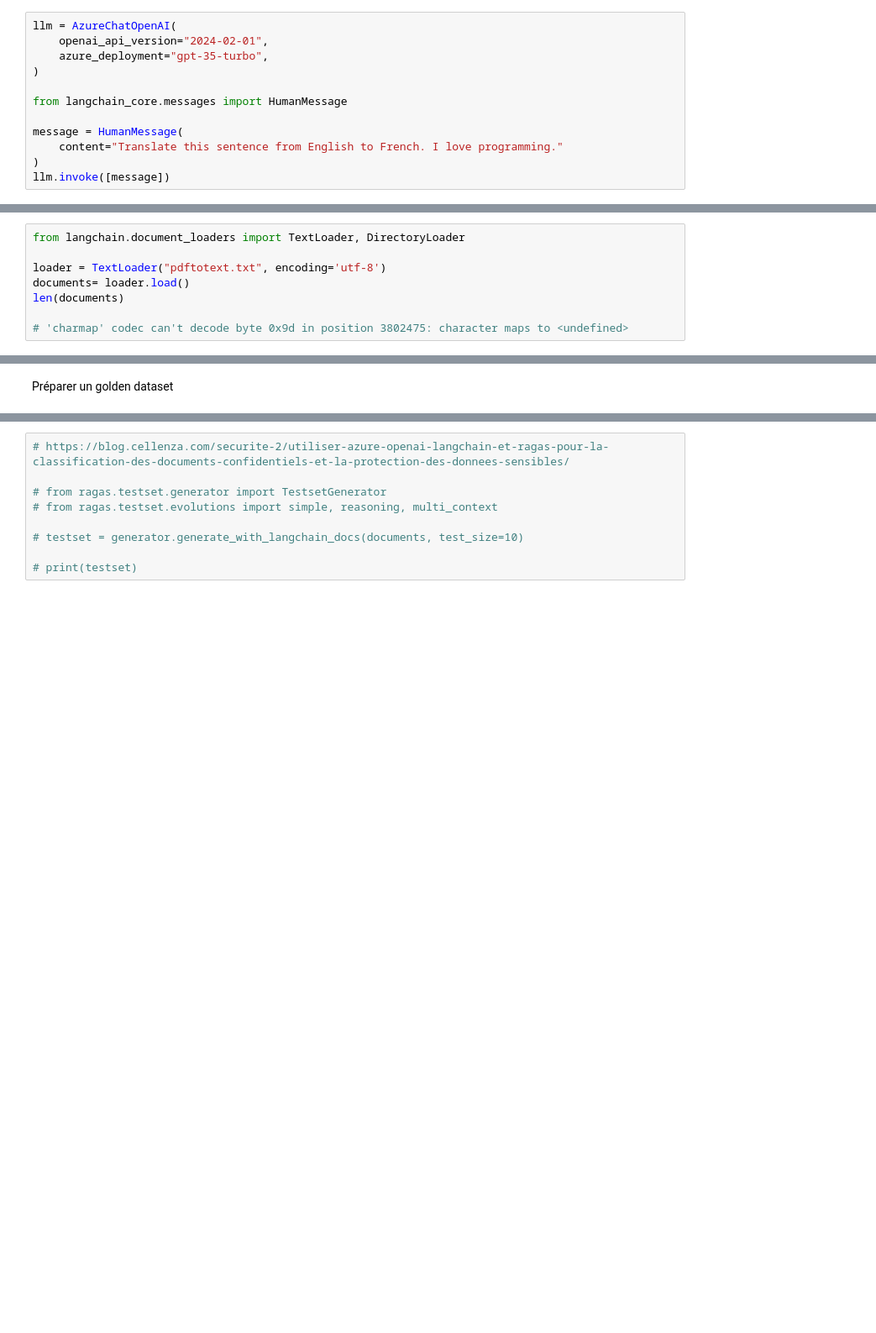
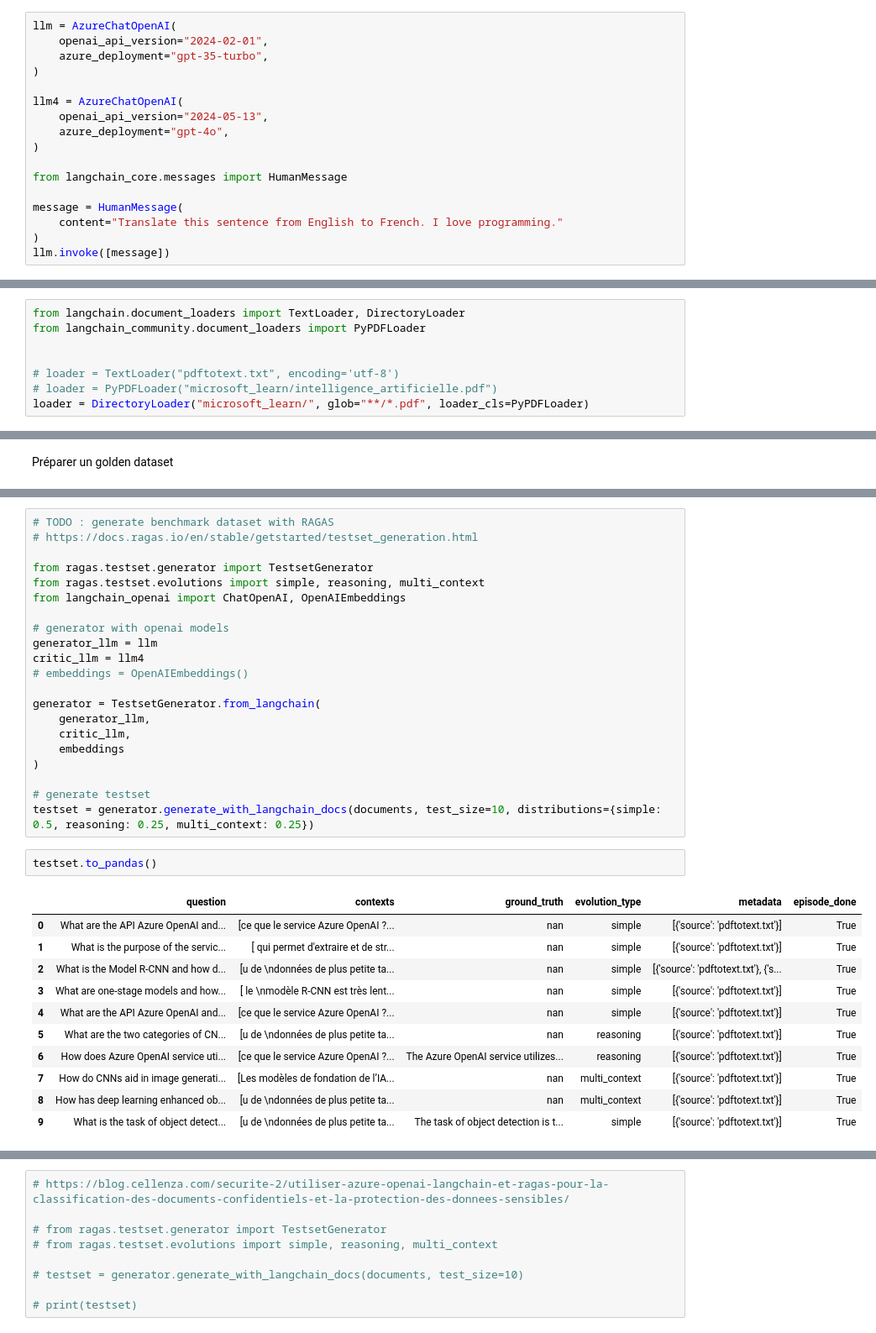
Before and after one commit to methodidacte/ragevaluation, a Jupyter notebook: demo_rag.ipynb, the cells around one changed output, grey strips where cells are left out. Shown at 84% size. Cells and saved outputs as stored; diff of their text form; blank space fills up the shorter version.

Commit message:
add metadata

```diff
--- a/demo_rag.ipynb
+++ b/demo_rag.ipynb
@@ -47,6 +48,11 @@ ChatCompletion(id='chatcmpl-9WKPLMNDuVbY3gXxqNCR05lwg44Sx', choices=[Choice(fini
 llm = AzureChatOpenAI(
     openai_api_version="2024-02-01",
     azure_deployment="gpt-35-turbo",
+)
+
+llm4 = AzureChatOpenAI(
+    openai_api_version="2024-05-13",
+    azure_deployment="gpt-4o",
 )
 
 from langchain_core.messages import HumanMessage
@@ -100,8 +124,8 @@ PDF path file: microsoft_learn\Le service Azure OpenAI.pdf
 # %%
 from langchain.document_loaders import TextLoader, DirectoryLoader
+from langchain_community.document_loaders import PyPDFLoader
 
-loader = TextLoader("pdftotext.txt", encoding='utf-8')
-documents= loader.load()
-len(documents)
 
-# 'charmap' codec can't decode byte 0x9d in position 3802475: character maps to <undefined>
+# loader = TextLoader("pdftotext.txt", encoding='utf-8')
+# loader = PyPDFLoader("microsoft_learn/intelligence_artificielle.pdf")
+loader = DirectoryLoader("microsoft_learn/", glob="**/*.pdf", loader_cls=PyPDFLoader)
@@ -264,0 +396,35 @@ results = []
+# %%
+# TODO : generate benchmark dataset with RAGAS
+# https://docs.ragas.io/en/stable/getstarted/testset_generation.html
+
+from ragas.testset.generator import TestsetGenerator
+from ragas.testset.evolutions import simple, reasoning, multi_context
+from langchain_openai import ChatOpenAI, OpenAIEmbeddings
+
+# generator with openai models
+generator_llm = llm
+critic_llm = llm4
+# embeddings = OpenAIEmbeddings()
+
+generator = TestsetGenerator.from_langchain(
+    generator_llm,
+    critic_llm,
+    embeddings
+)
+
+# generate testset
+testset = generator.generate_with_langchain_docs(documents, test_size=10, distributions={simple: 0.5, reasoning: 0.25, multi_context: 0.25})
+# %%
+testset.to_pandas()
+# %% [output]
+|  | question | contexts | ground_truth | evolution_type | metadata | episode_done |
+| 0 | What are the API Azure OpenAI and... | [ce que le service Azure OpenAI ?... | nan | simple | [{'source': 'pdftotext.txt'}] | True |
+| 1 | What is the purpose of the servic... | [ qui permet d'extraire et de str... | nan | simple | [{'source': 'pdftotext.txt'}] | True |
+| 2 | What is the Model R-CNN and how d... | [u de \ndonnées de plus petite ta... | nan | simple | [{'source': 'pdftotext.txt'}, {'s... | True |
+| 3 | What are one-stage models and how... | [ le \nmodèle R-CNN est très lent... | nan | simple | [{'source': 'pdftotext.txt'}] | True |
+| 4 | What are the API Azure OpenAI and... | [ce que le service Azure OpenAI ?... | nan | simple | [{'source': 'pdftotext.txt'}] | True |
+| 5 | What are the two categories of CN... | [u de \ndonnées de plus petite ta... | nan | reasoning | [{'source': 'pdftotext.txt'}] | True |
+| 6 | How does Azure OpenAI service uti... | [ce que le service Azure OpenAI ?... | The Azure OpenAI service utilizes... | reasoning | [{'source': 'pdftotext.txt'}] | True |
+| 7 | How do CNNs aid in image generati... | [Les modèles de fondation de l’IA... | nan | multi_context | [{'source': 'pdftotext.txt'}] | True |
+| 8 | How has deep learning enhanced ob... | [u de \ndonnées de plus petite ta... | nan | multi_context | [{'source': 'pdftotext.txt'}] | True |
+| 9 | What is the task of object detect... | [u de \ndonnées de plus petite ta... | The task of object detection is t... | simple | [{'source': 'pdftotext.txt'}] | True |
```
Also changed, not shown: parts of 54 cells of this notebook, 12 other files.
